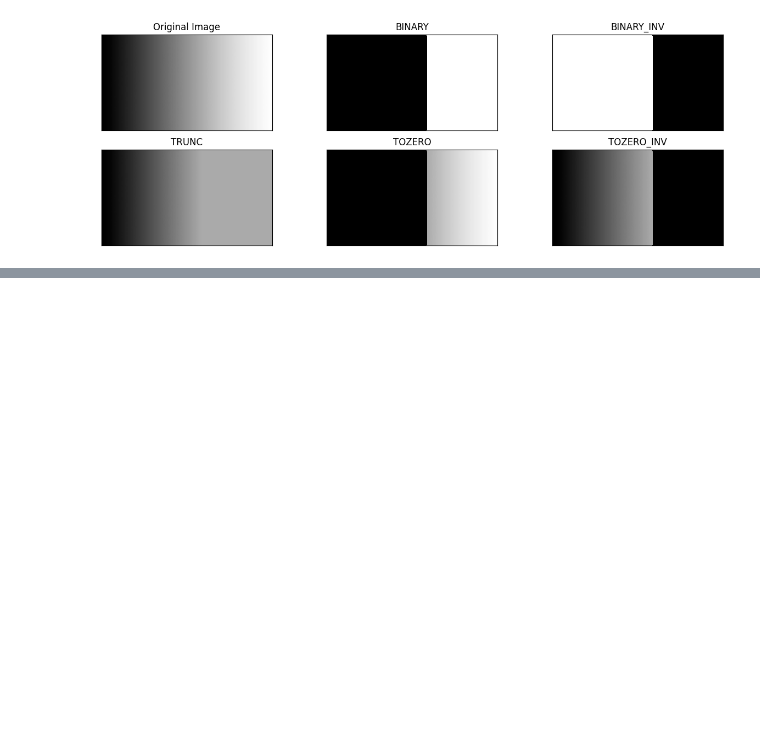
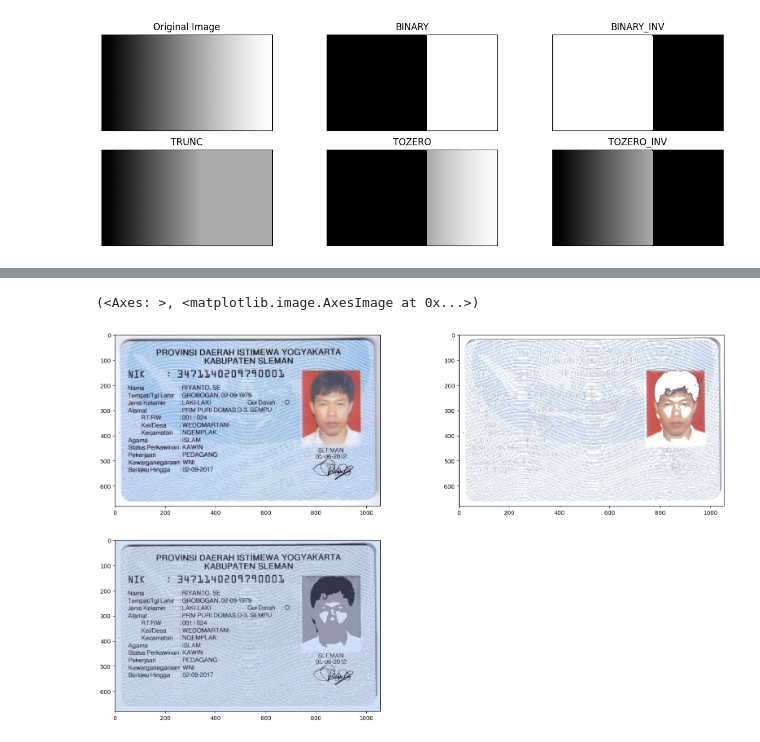
Before and after one commit to Ryansyaaw/PCVK_Ganjil_23, a Jupyter notebook: week10.ipynb, the cells around one changed output, grey strips where cells are left out. Saved outputs shown, nothing was run; the diff lists cells and outputs as text; code cells hidden in the pictures; blank space fills up the shorter version.

```diff
--- a/week10.ipynb
+++ b/week10.ipynb
@@ -48,0 +102,35 @@ plt.show()
+# %%
+# Kmeans Image Segmentation
+img = cv.imread('/content/drive/MyDrive/Images/ktp/ktp.png')
+img = cv.cvtColor(img, cv.COLOR_BGR2RGB)
+
+# reshape array ke bentuk 2D
+pixel_val = img.reshape((-1, 3))
+# convert to float
+pixel_val = np.float32(pixel_val)
+
+criteria = (cv.TERM_CRITERIA_EPS + cv.TERM_CRITERIA_MAX_ITER, 100, 0.2)
+
+k = 3
+_, labels, (centers) = cv.kmeans(pixel_val, k, None, criteria, 10, cv.KMEANS_RANDOM_CENTERS)
+# Konversi titik centroid ke dalam Integer
+centers = np.uint8(centers)
+# flattening label array
+labels = labels.flatten()
+# konversi warna pixel asli ke warna dari tiap centroidnya
+segmented_img = centers[labels.flatten()]
+segmented_img = segmented_img.reshape(img.shape)
+
+masked_img = np.copy(img)
+masked_img = masked_img.reshape((-1, 3))
+# cluster = 2
+masked_img[labels != 2] = [255, 255, 255]
+masked_img = masked_img.reshape(img.shape)
+
+plt.figure(figsize = (20, 12))
+plt.subplot(2, 2, 1), plt.imshow(img)
+plt.subplot(2, 2, 2), plt.imshow(masked_img)
+plt.subplot(2, 2, 3), plt.imshow(segmented_img)
+# %% [output]
+(<Axes: >, <matplotlib.image.AxesImage at 0x...>)
+[figure, added]
```
Also changed, not shown: parts of 2 cells of this notebook.
